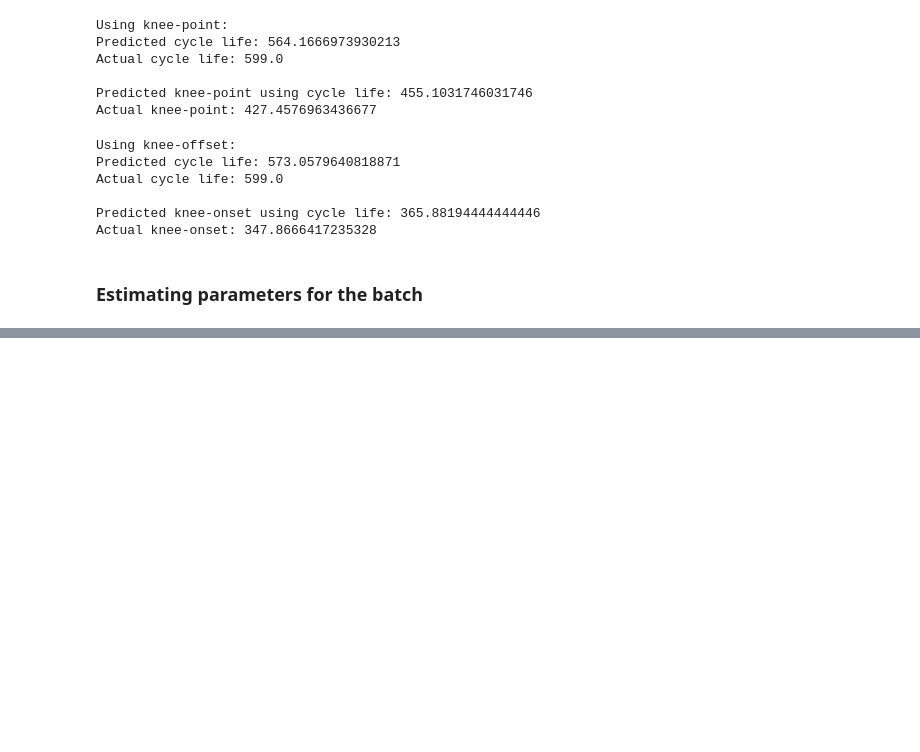
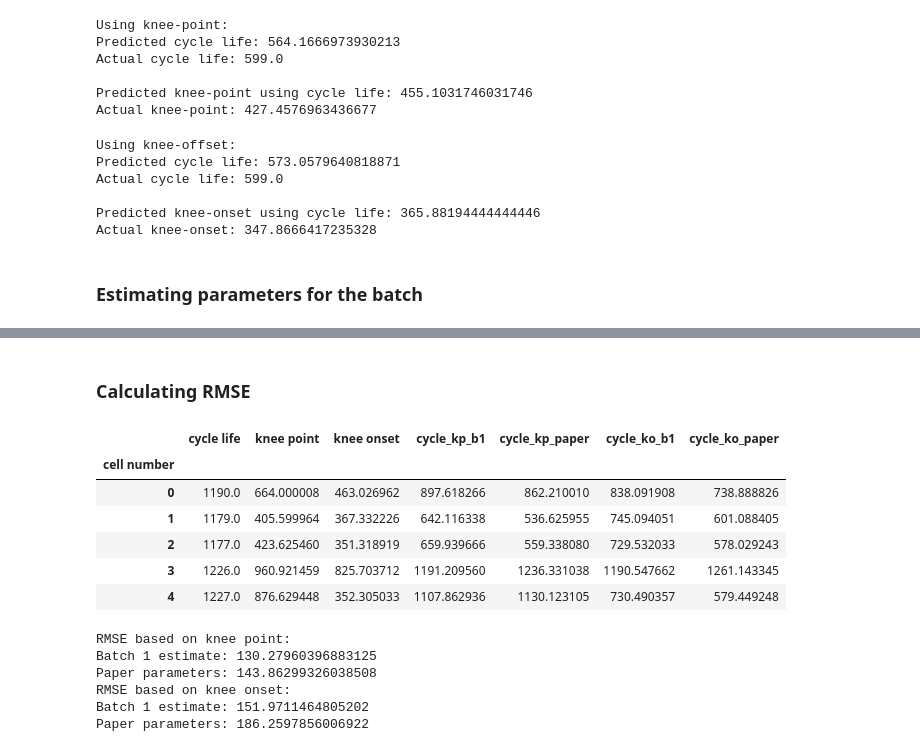
Before and after one commit to andmikey/knee-prediction, a Jupyter notebook: notebooks/200626-mandrejc-initial-exploration.ipynb, the cells around one changed output, grey strips where cells are left out. Saved outputs shown, nothing was run; the diff lists cells and outputs as text; code cells hidden in the pictures; blank space fills up the shorter version.

```diff
--- a/notebooks/200626-mandrejc-initial-exploration.ipynb
+++ b/notebooks/200626-mandrejc-initial-exploration.ipynb
@@ -313,0 +279,23 @@ plt.show()
+# %%
+X_kp = df[["knee point"]]
+y = df["cycle life"]
+reg = LinearRegression().fit(X_kp, y)
+beta_1_kp = reg.coef_[0]
+beta_0_kp = reg.intercept_
+print("For knee point,")
+print(f"Beta 0: {beta_0_kp:.2f}")
+print(f"Beta 1: {beta_1_kp:.2f}\n")
+
+X_ko = df[["knee onset"]]
+y = df["cycle life"]
+reg = LinearRegression().fit(X_ko, y)
+beta_1_ko = reg.coef_[0]
+beta_0_ko = reg.intercept_
+print("For knee onset,")
+print(f"Beta 0: {beta_0_kp:.2f}")
+print(f"Beta 1: {beta_1_kp:.2f}\n")
+
+# Knee-onset
+knee_onset_params_batch1 = {"beta_0": beta_0_ko, "beta_1": beta_1_ko}
+# Knee-point
+knee_point_params_batch1 = {"beta_0": beta_0_kp, "beta_1": beta_1_kp}
@@ -313,0 +369,40 @@ plt.show()
+# %% [markdown]
+### Calculating RMSE
+# %%
+fit_df = df.copy(deep = True)
+fit_df["cycle_kp_b1"] = knee_point_params_batch1["beta_0"] + knee_point_params_batch1["beta_1"] * fit_df["knee point"]
+fit_df["cycle_kp_paper"] = knee_point_params["beta_0"] + knee_point_params["beta_1"] * fit_df["knee point"]
+
+fit_df["cycle_ko_b1"] = knee_onset_params_batch1["beta_0"] + knee_onset_params_batch1["beta_1"] * fit_df["knee onset"]
+fit_df["cycle_ko_paper"] = knee_onset_params["beta_0"] + knee_onset_params["beta_1"] * fit_df["knee onset"]
+fit_df.head()
+# %% [output]
+|  | cycle life | knee point | knee onset | cycle_kp_b1 | cycle_kp_paper | cycle_ko_b1 | cycle_ko_paper |
+| cell number |  |  |  |  |  |  |  |
+| 0 | 1190.0 | 664.000008 | 463.026962 | 897.618266 | 862.210010 | 838.091908 | 738.888826 |
+| 1 | 1179.0 | 405.599964 | 367.332226 | 642.116338 | 536.625955 | 745.094051 | 601.088405 |
+| 2 | 1177.0 | 423.625460 | 351.318919 | 659.939666 | 559.338080 | 729.532033 | 578.029243 |
+| 3 | 1226.0 | 960.921459 | 825.703712 | 1191.209560 | 1236.331038 | 1190.547662 | 1261.143345 |
+| 4 | 1227.0 | 876.629448 | 352.305033 | 1107.862936 | 1130.123105 | 730.490357 | 579.449248 |
+# %%
+mse_kp_b1 = math.sqrt(mean_squared_error(fit_df["cycle life"], fit_df["cycle_kp_b1"]))
+mse_kp_paper = math.sqrt(mean_squared_error(fit_df["cycle life"], fit_df["cycle_kp_paper"]))
+
+print("RMSE based on knee point: ")
+print(f"Batch 1 estimate: {mse_kp_b1}")
+print(f"Paper parameters: {mse_kp_paper}")
+
+
+mse_ko_b1 = math.sqrt(mean_squared_error(fit_df["cycle life"], fit_df["cycle_ko_b1"]))
+mse_ko_paper = math.sqrt(mean_squared_error(fit_df["cycle life"], fit_df["cycle_ko_paper"]))
+
+print("RMSE based on knee onset: ")
+print(f"Batch 1 estimate: {mse_ko_b1}")
+print(f"Paper parameters: {mse_ko_paper}")
+# %% [output]
+RMSE based on knee point:
+Batch 1 estimate: 130.27960396883125
+Paper parameters: 143.86299326038508
+RMSE based on knee onset:
+Batch 1 estimate: 151.9711464805202
+Paper parameters: 186.2597856006922
```
Also changed, not shown: parts of 7 cells of this notebook.
